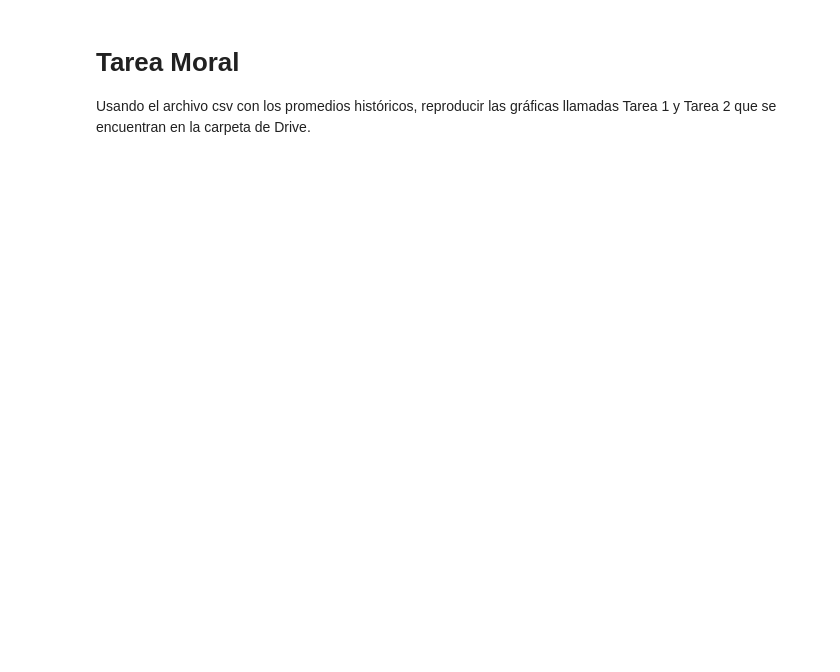
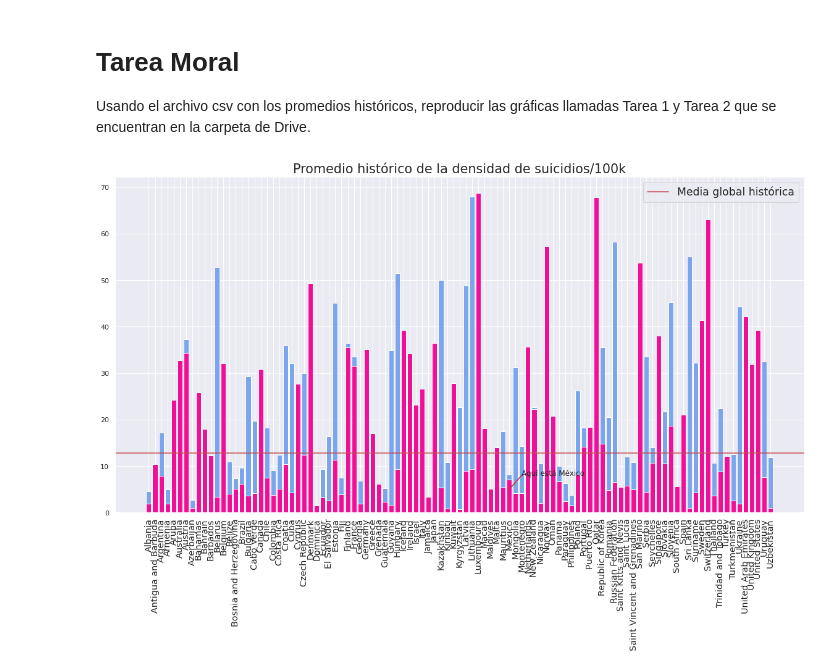
Before and after one commit to DouglasFlint/DeepLearning, a Jupyter notebook: Tutorial_Matplotlib.ipynb, the cells around one changed output. Cells and saved outputs as stored; diff of their text form; code cells hidden in the pictures; blank space fills up the shorter version.

```diff
--- a/Tutorial_Matplotlib.ipynb
+++ b/Tutorial_Matplotlib.ipynb
@@ -282,0 +299,3 @@ f.suptitle('Mapa de calor de correlación', fontsize=14)
+# %%
+df_prom["Prom suicidios femeninos /100k"] = df_prom["Prom suicidios femeninos /100k"]/1000
+df_prom["Prom suicidios femeninos /100k"]
@@ -284,3 +332,54 @@ f.suptitle('Mapa de calor de correlación', fontsize=14)
 # Tarea Moral
 
 Usando el archivo csv con los promedios históricos, reproducir las gráficas llamadas Tarea 1 y Tarea 2 que se encuentran en la carpeta de Drive.
+# %%
+# x_male = df[(df["country"]=="Mexico")&(df["sex"]=="male")]["year"]
+# y_male = df[(df["country"]=="Mexico")&(df["sex"]=="male")]["suicides/100k pop"]
+
+# x_female = df[(df["country"]=="Mexico")&(df["sex"]=="female")]["year"]
+# y_female = df[(df["country"]=="Mexico")&(df["sex"]=="female")]["suicides/100k pop"]
+
+# plt.scatter(x_male,y_male,label="Maculinos")
+# plt.scatter(x_female,y_female,label="Femeninos")
+# plt.title("Histórico de suicidios cada 100k habitantes")
+# plt.xlabel("# Suicidios/100k")
+# plt.ylabel("Año")
+# plt.legend(loc="best")
+# plt.show()
+
+
+
+
+#Vamos a ver cómo hacer gráficas de barras bien coquetas
+
+#df_prom["Prom suicidios femeninos /100k"] = df_prom["Prom suicidios femeninos /100k"]/100000
+
+f=plt.figure(figsize=(20,10))
+#plt.bar(df_prom["Pais"],df_prom["Promedio de suicidios/100k"],color="#7ba5ed")
+plt.bar(df_prom["Pais"],df_prom["Prom suicidios masculinos /100k"],color="#7ba5ed")
+plt.bar(df_prom["Pais"],df_prom["Prom suicidios femeninos /100k"],color="#f20f97")
+#plt.bar(df_prom["Pais"],df_prom["Prom suicidios masculinos /100k"],color="#7ba5ed")
+
+#Para poner una rejilla
+plt.grid(True)
+
+#Para poner texto
+plt.text(60,8, "Aquí está México")
+#Complementando con una linea para indicar
+plt.plot([58,60], [5,8],c="#d12828");
+
+#Permite poner una gráfica horizontal
+plt.axhline(y=12.82, color='r', linestyle='-',label="Media global histórica")
+
+plt.title("Promedio histórico de la densidad de suicidios/100k",fontsize='xx-large')
+
+#Permite girar las etiquetas
+plt.xticks(rotation=90,fontsize='large')
+plt.legend(loc="best",fontsize='x-large')
+plt.show()
+
+#Para guardar una figura
+f.savefig("suicidios_paises.png")
+#f.savefig(base_path+"suicidios_paises.png")
+# %% [output]
+[figure, added]
```
Also changed, not shown: parts of 6 cells of this notebook.
